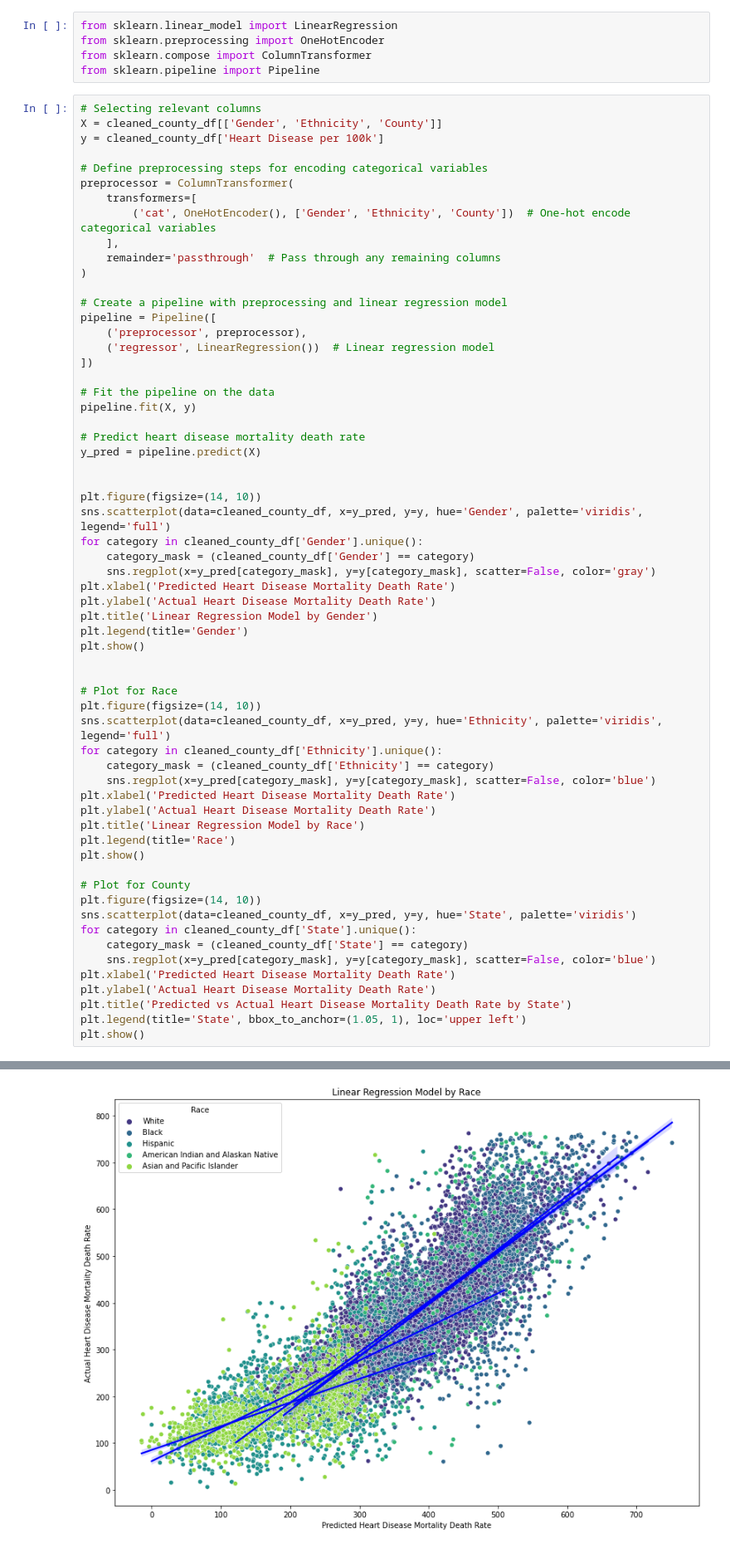
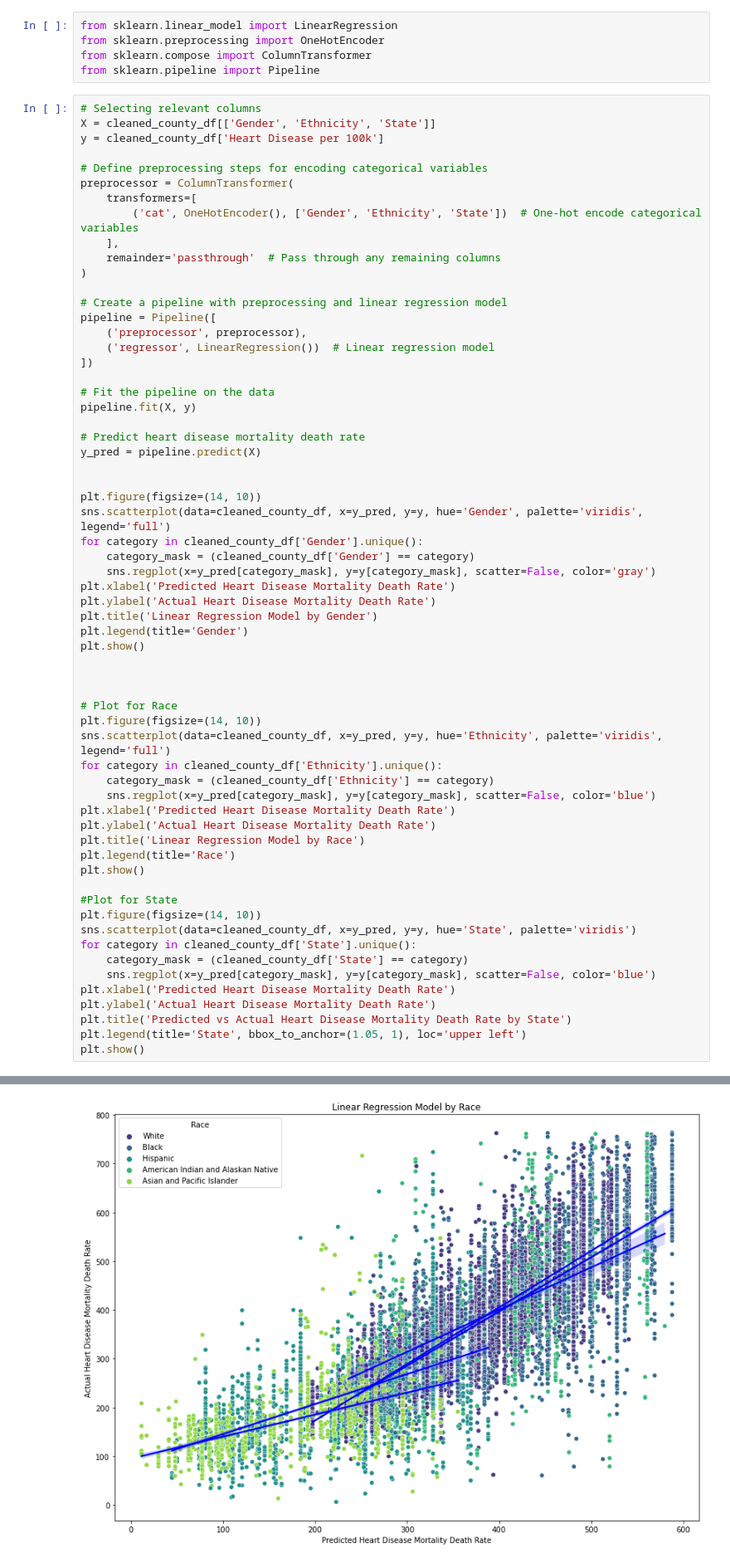
Before and after one commit to Aaron-m-ram/end-to-end-statistical-analysis, a Jupyter notebook: final_proj.ipynb, the cells around one changed output, grey strips where cells are left out. Shown at 83% size. Saved outputs shown, nothing was run; the diff lists cells and outputs as text.

```diff
--- a/final_proj.ipynb
+++ b/final_proj.ipynb
@@ -575,13 +734,13 @@ from sklearn.compose import ColumnTransformer
 from sklearn.pipeline import Pipeline
 # %%
 # Selecting relevant columns
-X = cleaned_county_df[['Gender', 'Ethnicity', 'County']]
+X = cleaned_county_df[['Gender', 'Ethnicity', 'State']]
 y = cleaned_county_df['Heart Disease per 100k']
 
 # Define preprocessing steps for encoding categorical variables
 preprocessor = ColumnTransformer(
     transformers=[
-        ('cat', OneHotEncoder(), ['Gender', 'Ethnicity', 'County'])  # One-hot encode categorical variables
+        ('cat', OneHotEncoder(), ['Gender', 'Ethnicity', 'State'])  # One-hot encode categorical variables
     ],
     remainder='passthrough'  # Pass through any remaining columns
 )
@@ -611,6 +770,7 @@ plt.legend(title='Gender')
 plt.show()
 
 
+
 # Plot for Race
 plt.figure(figsize=(14, 10))
 sns.scatterplot(data=cleaned_county_df, x=y_pred, y=y, hue='Ethnicity', palette='viridis', legend='full')
@@ -623,7 +783,7 @@ plt.title('Linear Regression Model by Race')
 plt.legend(title='Race')
 plt.show()
 
-# Plot for County
+#Plot for State
 plt.figure(figsize=(14, 10))
 sns.scatterplot(data=cleaned_county_df, x=y_pred, y=y, hue='State', palette='viridis')
 for category in cleaned_county_df['State'].unique():
@@ -639 +799 @@ plt.show()
-[figure, old version]
+[figure, new version]
```
Also changed, not shown: parts of 8 cells of this notebook.
